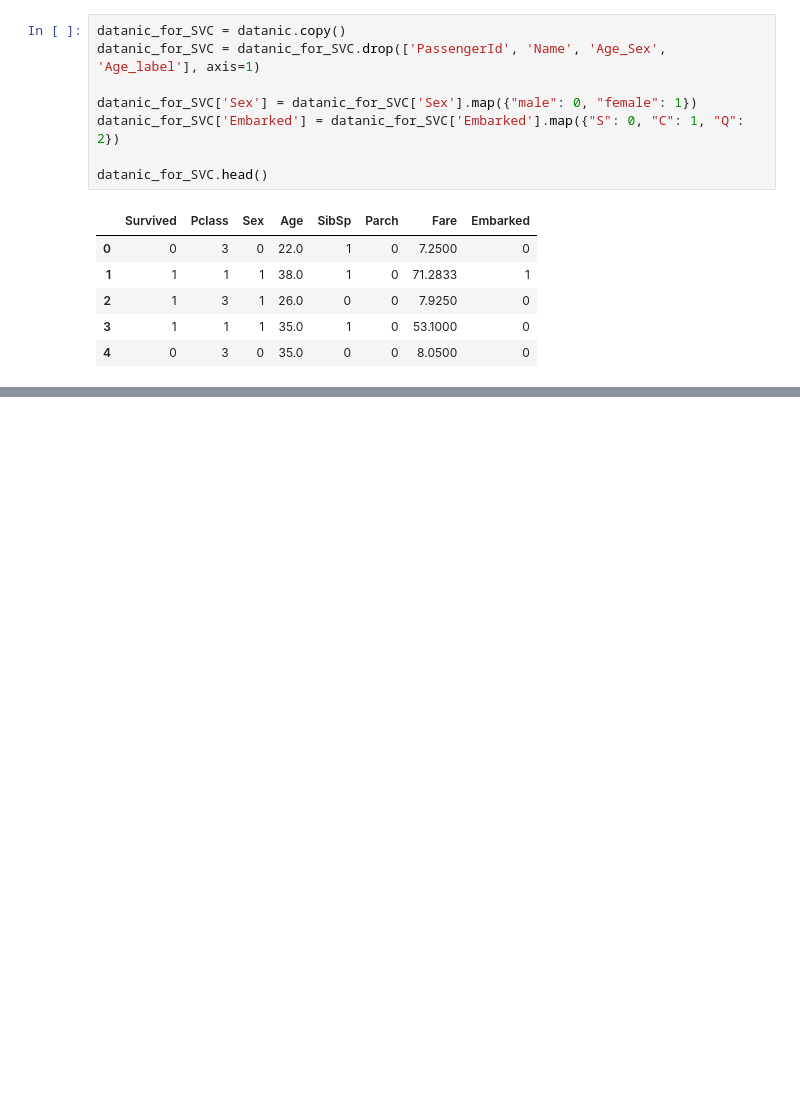
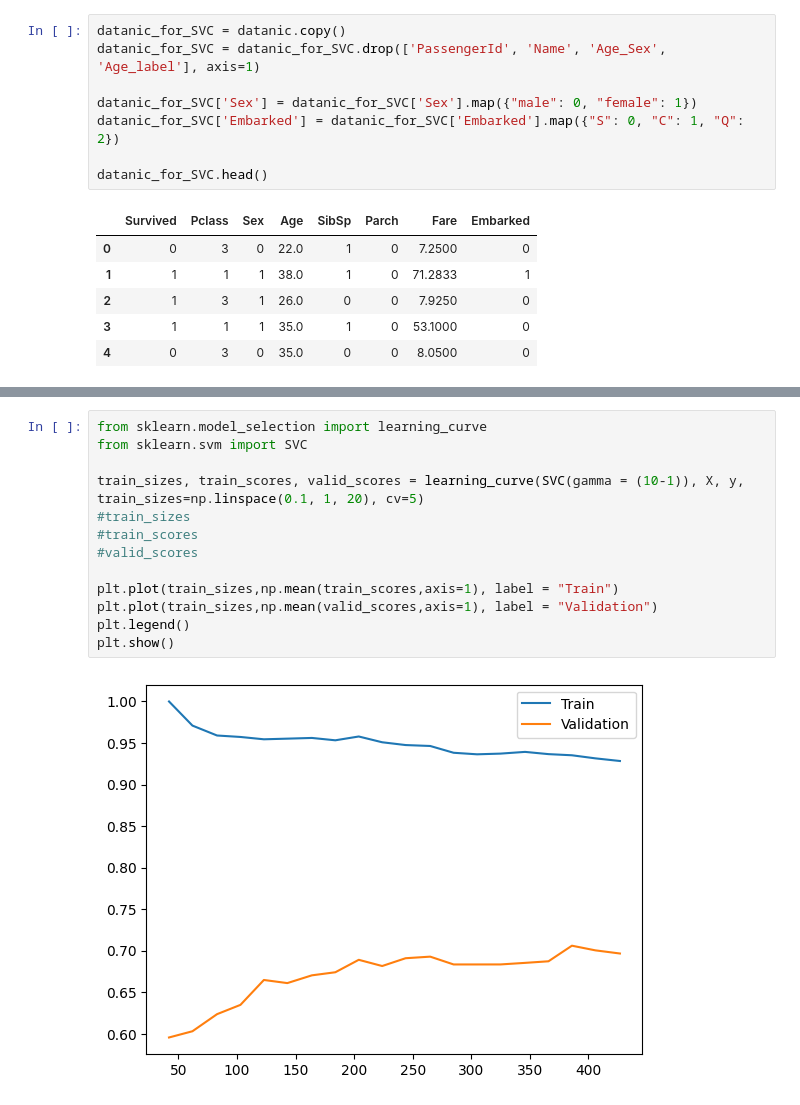
Before and after one commit to vin-br/titanic, a Jupyter notebook: titanic.ipynb, the cells around one changed output, grey strips where cells are left out. Drawn from its saved outputs; the diff is of its cells as text; blank space fills up the shorter version.

```diff
--- a/titanic.ipynb
+++ b/titanic.ipynb
@@ -651,0 +698,15 @@ print(confusion_matrix(target_test, predict))
+# %%
+from sklearn.model_selection import learning_curve
+from sklearn.svm import SVC
+
+train_sizes, train_scores, valid_scores = learning_curve(SVC(gamma = (10-1)), X, y, train_sizes=np.linspace(0.1, 1, 20), cv=5)
+#train_sizes
+#train_scores
+#valid_scores
+
+plt.plot(train_sizes,np.mean(train_scores,axis=1), label = "Train")
+plt.plot(train_sizes,np.mean(valid_scores,axis=1), label = "Validation")
+plt.legend()
+plt.show()
+# %% [output]
+[figure, added]
```
Also changed, not shown: parts of 9 cells of this notebook.
